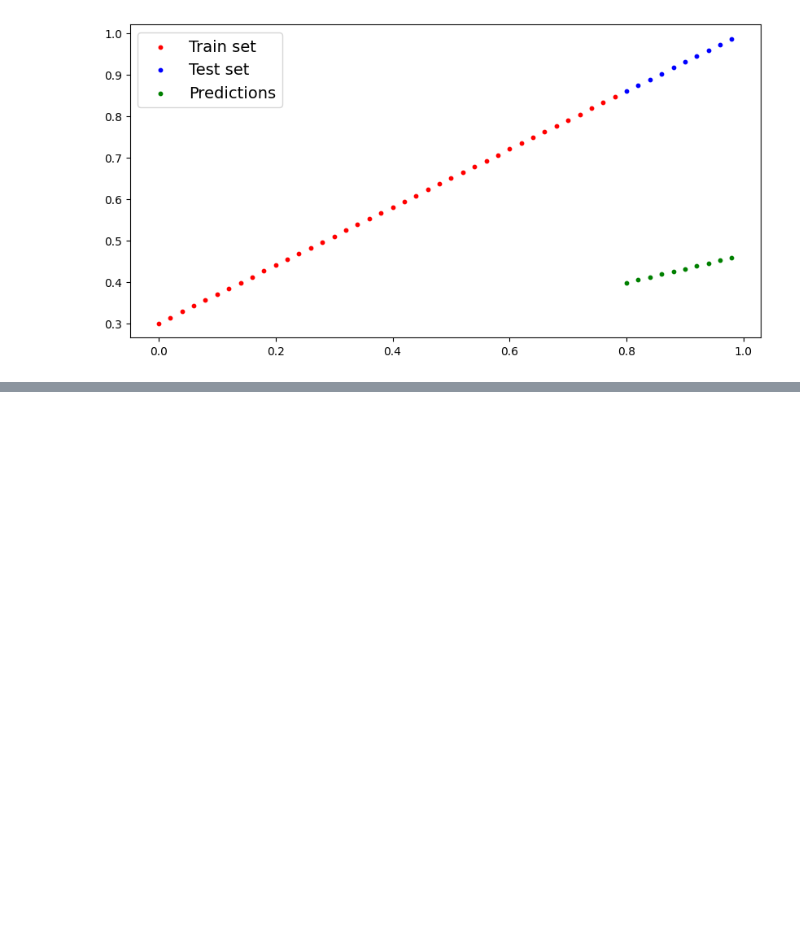
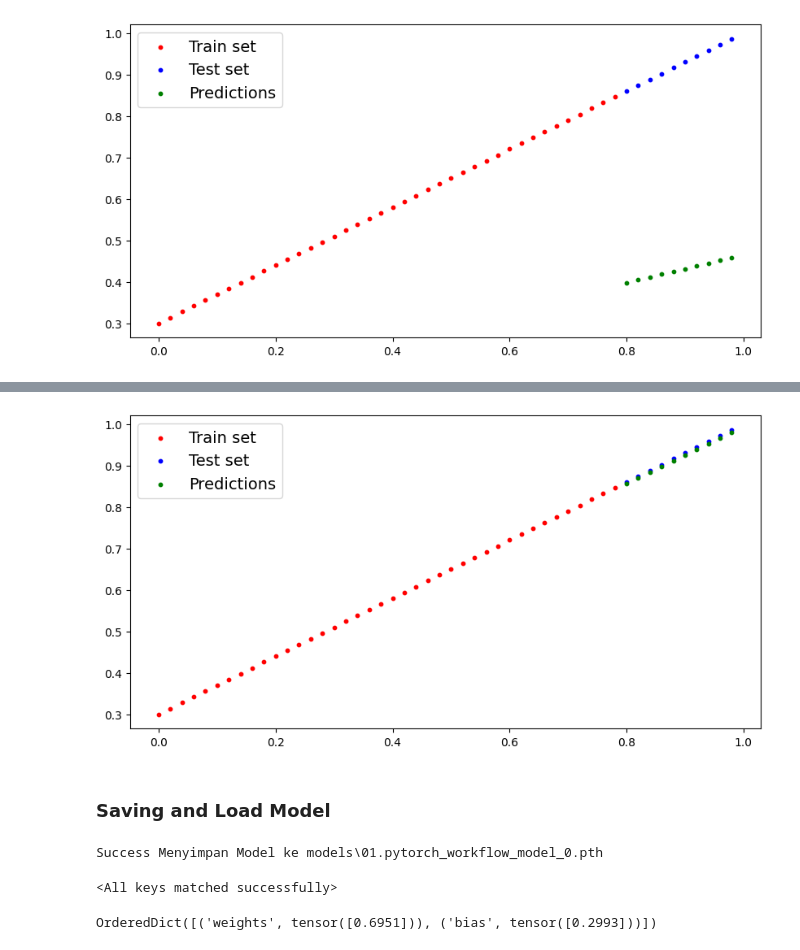
Before and after one commit to zildjianvitoo/pytorch-db, a Jupyter notebook: 01-pytroch-workflow/35-linreg.ipynb, the cells around one changed output, grey strips where cells are left out. Saved outputs shown, nothing was run; the diff lists cells and outputs as text; code cells hidden in the pictures; blank space fills up the shorter version.

```diff
--- a/01-pytroch-workflow/35-linreg.ipynb
+++ b/01-pytroch-workflow/35-linreg.ipynb
@@ -122,0 +164,34 @@ Epoch: 90,loss: 0.2091923952102661
+# %%
+with torch.inference_mode():
+    y_pred = model_0(X_test)
+
+plot_predictions(predictions=y_pred)
+# %% [output]
+[figure, added]
+# %% [markdown]
+### Saving and Load Model
+# %%
+from pathlib import Path
+
+MODEL_PATH = Path("models")
+MODEL_PATH.mkdir(parents=True,exist_ok=True)
+
+
+MODEL_NAME = "01.pytorch_workflow_model_0.pth"
+MODEL_SAVE_PATH = MODEL_PATH / MODEL_NAME ## cara 1
+
+
+torch.save(obj=model_0.state_dict(),f="models/pth_workflow_model_0.pth") ## atau langsung seperti ini
+print(f"Success Menyimpan Model ke {MODEL_SAVE_PATH}")
+# %% [output]
+Success Menyimpan Model ke models\01.pytorch_workflow_model_0.pth
+# %%
+loaded_model_0 = LinearRegressionModel()
+
+loaded_model_0.load_state_dict(torch.load(MODEL_SAVE_PATH,weights_only=True))
+# %% [output]
+<All keys matched successfully>
+# %%
+loaded_model_0.state_dict()
+# %% [output]
+OrderedDict([('weights', tensor([0.6951])), ('bias', tensor([0.2993]))])
```
Also changed, not shown: parts of 4 cells of this notebook, 3 other files.
